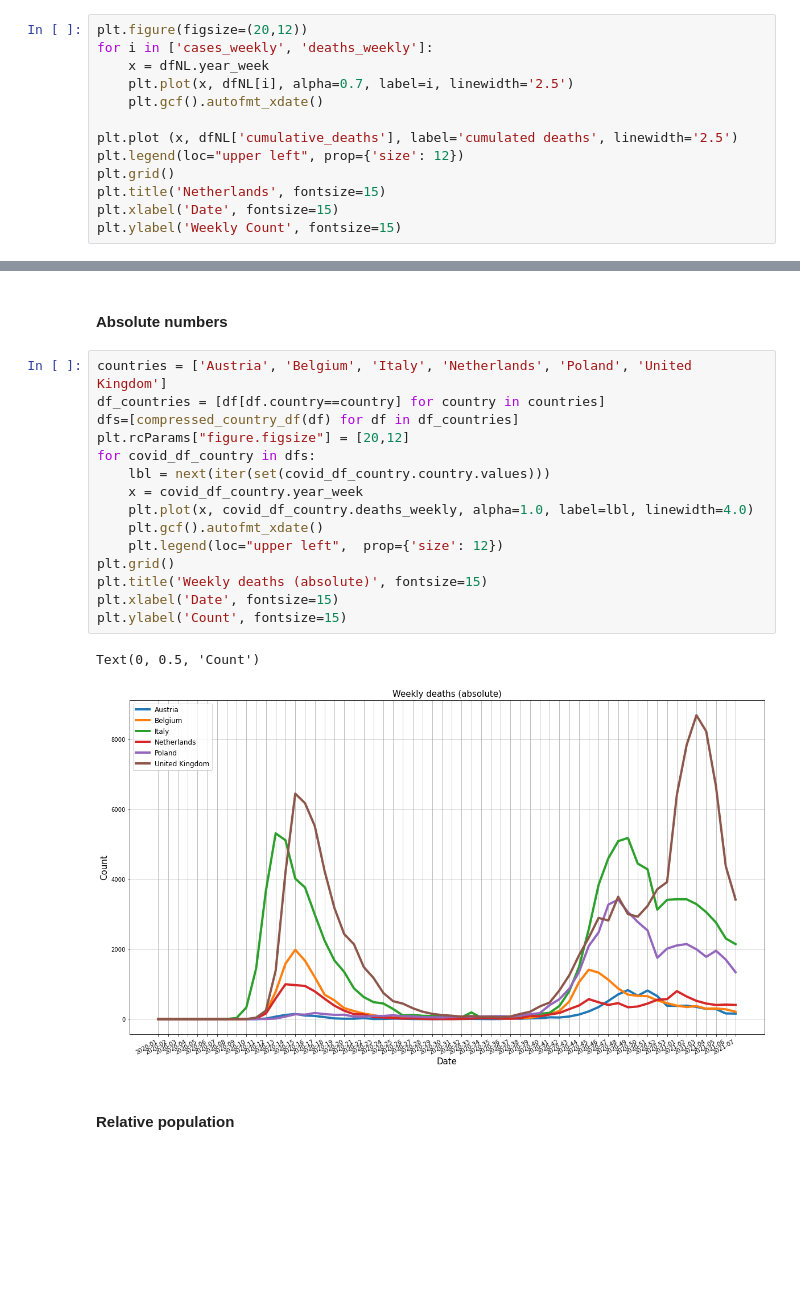
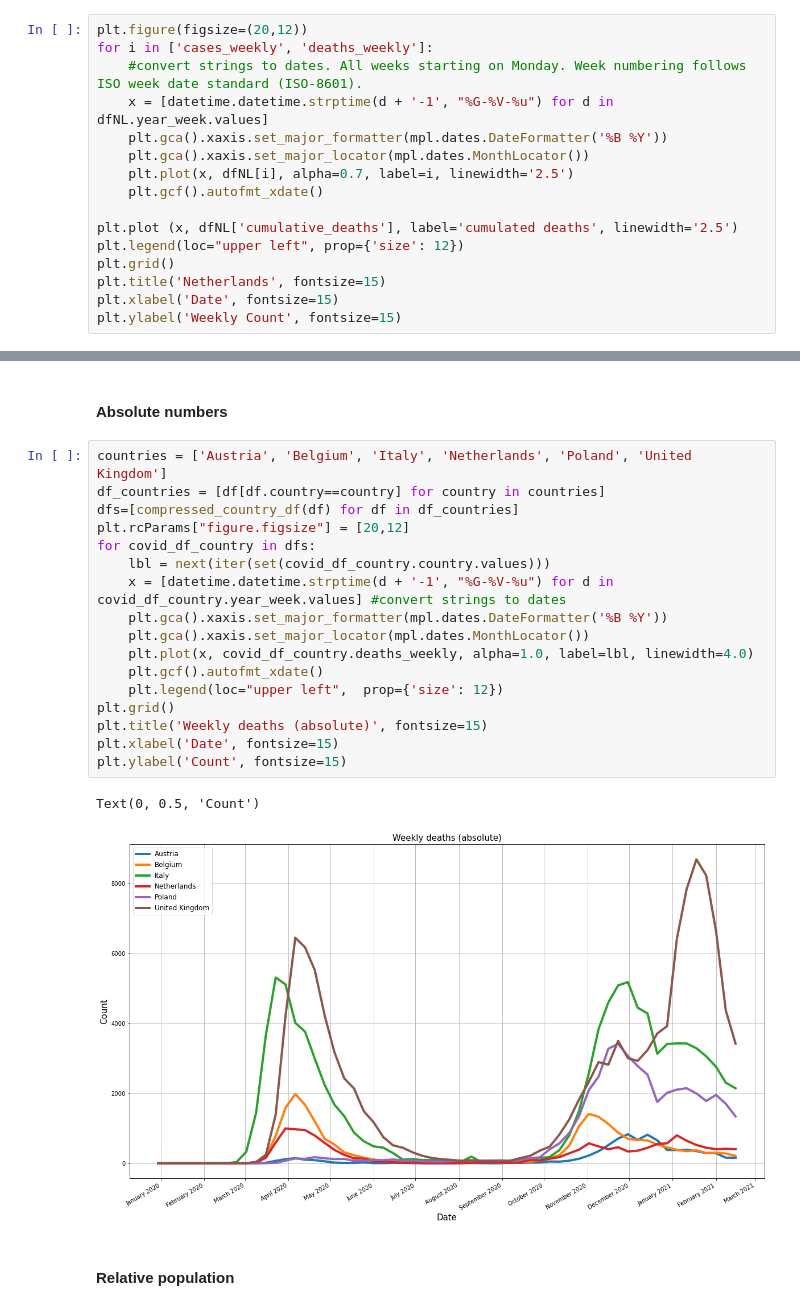
Before and after one commit to HodaAtWork/DS-miniatures, a Jupyter notebook: Python/CovidAnalysisUpdated.ipynb, the cells around one changed output, grey strips where cells are left out. Cells and saved outputs as stored; diff of their text form; blank space fills up the shorter version.

Commit message:
timedelta x-axis plots to month; nbviewer for Tableau viz

```diff
--- a/Python/CovidAnalysisUpdated.ipynb
+++ b/Python/CovidAnalysisUpdated.ipynb
@@ -304,7 +304,10 @@ How is Covid-19 moving in time? This plot merely prints the weekly figures. The
 # %%
 plt.figure(figsize=(20,12))
 for i in ['cases_weekly', 'deaths_weekly']:
-    x = dfNL.year_week
+    #convert strings to dates. All weeks starting on Monday. Week numbering follows ISO week date standard (ISO-8601).
+    x = [datetime.datetime.strptime(d + '-1', "%G-%V-%u") for d in dfNL.year_week.values]
+    plt.gca().xaxis.set_major_formatter(mpl.dates.DateFormatter('%B %Y'))
+    plt.gca().xaxis.set_major_locator(mpl.dates.MonthLocator())
     plt.plot(x, dfNL[i], alpha=0.7, label=i, linewidth='2.5')
     plt.gcf().autofmt_xdate()
 
@@ -332,21 +335,23 @@ Change the `countries` list to show other countries.
 # %%
 countries = ['Austria', 'Belgium', 'Italy', 'Netherlands', 'Poland', 'United Kingdom']
 df_countries = [df[df.country==country] for country in countries]
 dfs=[compressed_country_df(df) for df in df_countries]
 plt.rcParams["figure.figsize"] = [20,12]
 for covid_df_country in dfs:
     lbl = next(iter(set(covid_df_country.country.values)))
-    x = covid_df_country.year_week
+    x = [datetime.datetime.strptime(d + '-1', "%G-%V-%u") for d in covid_df_country.year_week.values] #convert strings to dates
+    plt.gca().xaxis.set_major_formatter(mpl.dates.DateFormatter('%B %Y'))
+    plt.gca().xaxis.set_major_locator(mpl.dates.MonthLocator())
     plt.plot(x, covid_df_country.deaths_weekly, alpha=1.0, label=lbl, linewidth=4.0)
     plt.gcf().autofmt_xdate()
     plt.legend(loc="upper left",  prop={'size': 12})
 plt.grid()
 plt.title('Weekly deaths (absolute)', fontsize=15)
 plt.xlabel('Date', fontsize=15)
 plt.ylabel('Count', fontsize=15)
 # %% [output]
 Text(0, 0.5, 'Count')
-[figure, old version]
+[figure, new version]
 # %% [markdown]
 #### Relative population
 # %%
```
Also changed, not shown: parts of 4 cells of this notebook.
